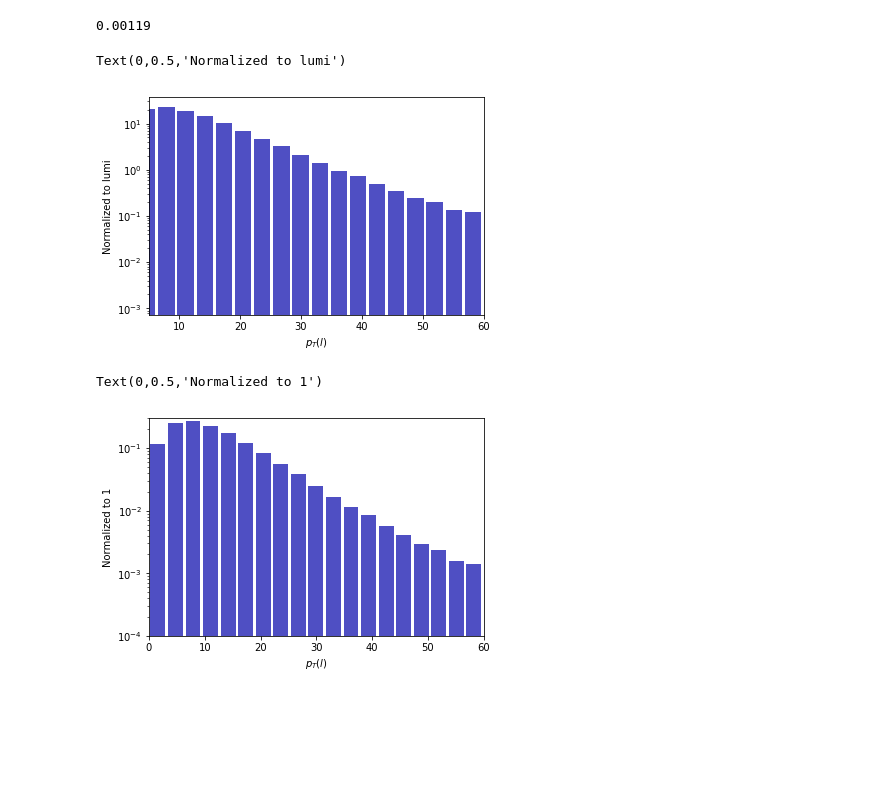
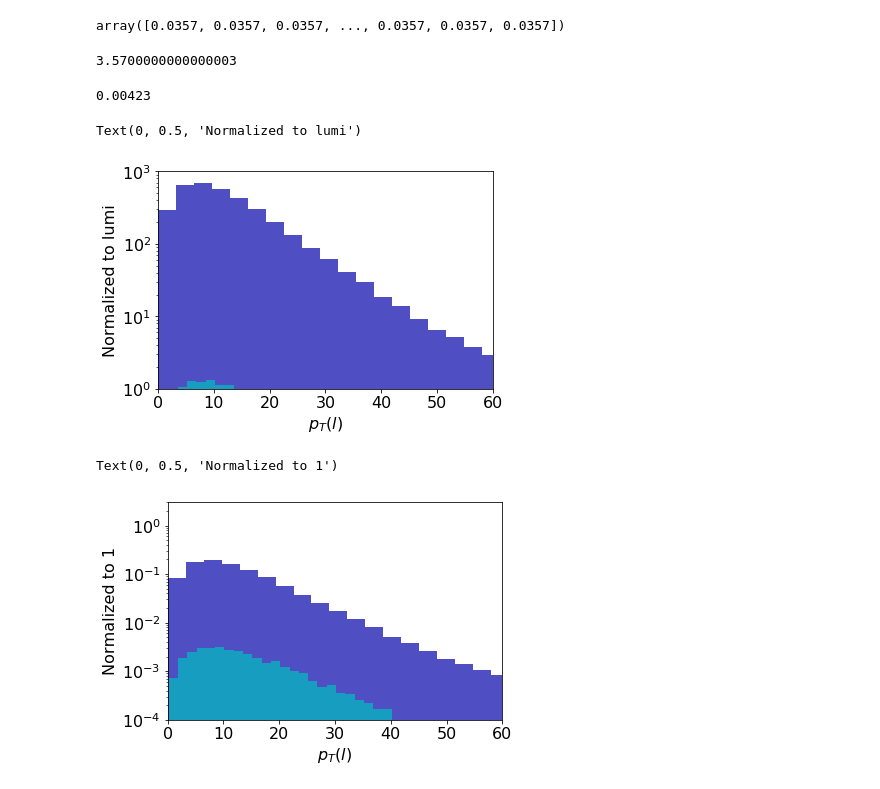
Before and after one commit to anasthesia/SoftLLP, a Jupyter notebook: kinematics/Histos.ipynb, the cells around one changed output. Saved outputs shown, nothing was run; the diff lists cells and outputs as text; code cells hidden in the pictures; blank space fills up the shorter version.

```diff
--- a/kinematics/Histos.ipynb
+++ b/kinematics/Histos.ipynb
@@ -14,14 +44,45 @@ weighted=np.full(pTdata.size,10**3*crossSection*lumi/Nevents)
+# %%
+pTdata100 = np.array(genfromtxt('histos/ptl_100.dat'))
+langledata100 = np.array(genfromtxt('histos/langle_100.dat'))
+dphidata100 = np.array(genfromtxt('histos/dphi_100.dat'))
+
+pTdata300 = np.array(genfromtxt('histos/ptl_300.dat'))
+langledata300 = np.array(genfromtxt('histos/langle_300.dat'))
+dphidata300 = np.array(genfromtxt('histos/dphi_300.dat'))
+
+pTdata500 = np.array(genfromtxt('histos/ptl_500.dat'))
+langledata500 = np.array(genfromtxt('histos/langle_500.dat'))
+dphidata500 = np.array(genfromtxt('histos/dphi_500.dat'))
+# %%
+crossSection300=0.0119
+crossSection100=0.67
+crossSection500=0.00141
+lumi=300
+Nevents=100000
+weighted100=np.full(pTdata100.size,10**3*crossSection100*lumi/Nevents)
+weighted300=np.full(pTdata300.size,10**3*crossSection300*lumi/Nevents)
+weighted500=np.full(pTdata500.size,10**3*crossSection500*lumi/Nevents)
+# %%
+weighted300
+# %% [output]
+array([0.0357, 0.0357, 0.0357, ..., 0.0357, 0.0357, 0.0357])
+# %%
+lumi*crossSection300
+# %% [output]
+3.5700000000000003
 # %%
-10**3*crossSection*lumi/Nevents
+10**3*crossSection500*lumi/Nevents
 # %% [output]
-0.00119
+0.00423
 # %%
-n, bins, patches = plt.hist(pTdata, bins=60, weights=weighted ,color='#0504aa',
-                            alpha=0.7, rwidth=0.85)
+n, bins, patches = plt.hist(pTdata300, bins=60, weights=weighted300 ,color='#0504aa',
+                            alpha=0.7, rwidth=1)
+n, bins, patches = plt.hist(pTdata500, bins=60, weights=weighted500 ,color='c',
+                            alpha=0.7, rwidth=1)
 #plt.grid(axis='y', alpha=0.75)
 
-plt.xlim(5,60)
-#plt.ylim(10**(-4),3*10**(-1))
+plt.xlim(0,60)
+plt.ylim(10**(0),10**(3))
 plt.yscale("log")
 
 plt.xlabel('$p_T(l)$')
@@ -30,22 +91,24 @@ plt.ylabel('Normalized to lumi')
 
 #plt.savefig('ptl_300.png')
 # %% [output]
-Text(0,0.5,'Normalized to lumi')
+Text(0, 0.5, 'Normalized to lumi')
-[figure, old version]
+[figure, new version]
 # %%
-n, bins, patches = plt.hist(pTdata, bins=60, weights=weighted*crossSection ,color='#0504aa',
-                            alpha=0.7, rwidth=0.85)
+n, bins, patches = plt.hist(pTdata300, bins=60, weights=weighted300/(10**3*lumi*crossSection300) ,color='#0504aa',
+                            alpha=0.7, rwidth=1)
+n, bins, patches = plt.hist(pTdata500, bins=60, weights=weighted500/(10**3*lumi*crossSection500) ,color='c',
+                            alpha=0.7, rwidth=1)
 #plt.grid(axis='y', alpha=0.75)
 
 plt.xlim(0,60)
-plt.ylim(10**(-4),3*10**(-1))
+plt.ylim(10**(-4),3*10**(0))
 plt.yscale("log")
 
 plt.xlabel('$p_T(l)$')
 plt.ylabel('Normalized to 1')
 #plt.text(23, 45, '$m_l=300,\ m_C=324,\ r=5\ 10^{-8}$')
 
 #plt.savefig('ptl_300.png')
 # %% [output]
-Text(0,0.5,'Normalized to 1')
+Text(0, 0.5, 'Normalized to 1')
-[figure, old version]
+[figure, new version]
```
Also changed, not shown: parts of 17 cells of this notebook.
